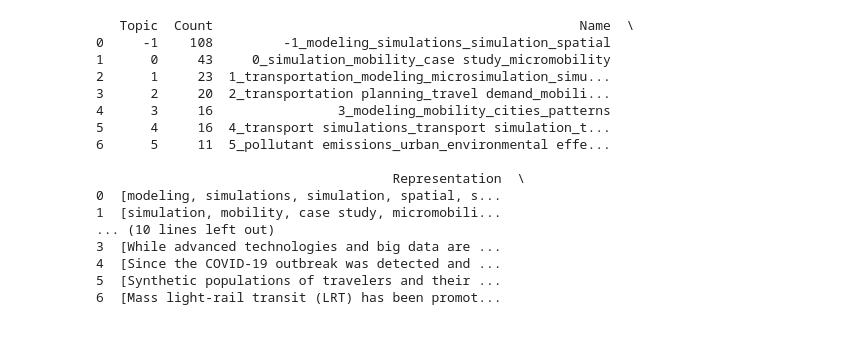
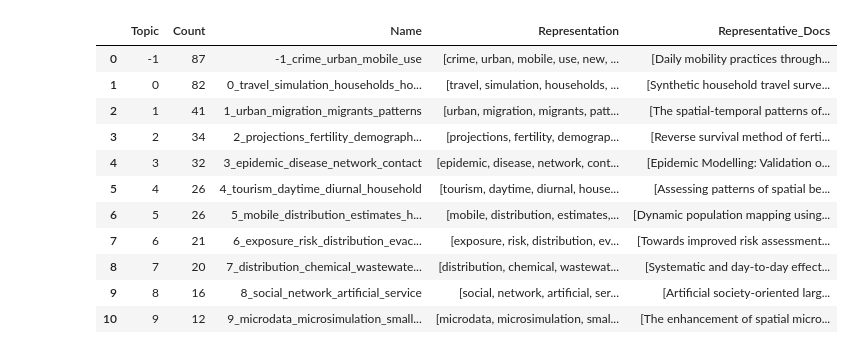
Before and after one commit to geogr-muni/Bertopic, a Jupyter notebook: prism_synpop.ipynb, the cells around one changed output. Drawn from its saved outputs; the diff is of its cells as text; code cells hidden in the pictures.

Commit message:
Applied new embbeding model for Bertopic

```diff
--- a/prism_synpop.ipynb
+++ b/prism_synpop.ipynb
@@ -3 +24,6 @@
+# %%
+df = df[df['duplicate'] == False]
+df = df[~((df['Abstract'].isna()) | (df['Abstract'] == '[No abstract available]'))]
+# %%
+df= df[(df['Rel DS'] == 1) | ((df['Rel LH'] == 1))]
 # %%
@@ -162,0 +101,37 @@ topics, probabilities = topic_model.fit_transform(docs)
+# %%
+# embeddinggs
+emb_np = embeddings.detach().cpu().numpy()
+# Dimensionality reduction model
+umap_model = UMAP(n_neighbors=10, n_components=5, min_dist=0.0, random_state=42, metric="cosine")
+
+#Clustering model
+hdbscan_model = HDBSCAN(
+    min_cluster_size = 10,
+    min_samples = 5,
+    prediction_data = True
+    )
+
+# Verctorization model
+## Stop words
+my_stop_words = ['rights','reserved','population','data','population','synthetic','elsevier','bv','model',
+                 'populations','study','models','results','using','floating','analysis','based','paper','china',
+                 'spatial','used','areas'
+                 ]
+
+all_stop_words = list(ENGLISH_STOP_WORDS) + my_stop_words
+
+vectorizer_model = CountVectorizer(stop_words = all_stop_words, ngram_range=(1,3))
+
+# Representation Model
+representation_model = KeyBERTInspired()
+# Bertopic pipeline
+topic_model = BERTopic(
+    verbose=True,                 # track each stage of model
+    umap_model = umap_model,         # dimension reduction
+    hdbscan_model= hdbscan_model,    # clustering
+    vectorizer_model = vectorizer_model, #vectorization
+    representation_model= None, # topic representation
+    calculate_probabilities=True
+    )
+# Train
+topics, probs = topic_model.fit_transform(documents=text_batch, embeddings = emb_np)
@@ -163,21 +145,16 @@ topics, probabilities = topic_model.fit_transform(docs)
 # %%
 topic_info = topic_model.get_topic_info()
-print(topic_info)
+topic_info
 # %% [output]
-   Topic  Count                                               Name  \
-0     -1    108         -1_modeling_simulations_simulation_spatial
-1      0     43     0_simulation_mobility_case study_micromobility
-2      1     23  1_transportation_modeling_microsimulation_simu...
-3      2     20  2_transportation planning_travel demand_mobili...
-4      3     16                3_modeling_mobility_cities_patterns
-5      4     16  4_transport simulations_transport simulation_t...
-6      5     11  5_pollutant emissions_urban_environmental effe...
-
-                                      Representation  \
-0  [modeling, simulations, simulation, spatial, s...
-1  [simulation, mobility, case study, micromobili...
-... (10 lines left out)
-3  [While advanced technologies and big data are ...
-4  [Since the COVID-19 outbreak was detected and ...
-5  [Synthetic populations of travelers and their ...
-6  [Mass light-rail transit (LRT) has been promot...
+|  | Topic | Count | Name | Representation | Representative_Docs |
+| 0 | -1 | 87 | -1_crime_urban_mobile_use | [crime, urban, mobile, use, new, ... | [Daily mobility practices through... |
+| 1 | 0 | 82 | 0_travel_simulation_households_ho... | [travel, simulation, households, ... | [Synthetic household travel surve... |
+| 2 | 1 | 41 | 1_urban_migration_migrants_patterns | [urban, migration, migrants, patt... | [The spatial-temporal patterns of... |
+| 3 | 2 | 34 | 2_projections_fertility_demograph... | [projections, fertility, demograp... | [Reverse survival method of ferti... |
+| 4 | 3 | 32 | 3_epidemic_disease_network_contact | [epidemic, disease, network, cont... | [Epidemic Modelling: Validation o... |
+| 5 | 4 | 26 | 4_tourism_daytime_diurnal_household | [tourism, daytime, diurnal, house... | [Assessing patterns of spatial be... |
+| 6 | 5 | 26 | 5_mobile_distribution_estimates_h... | [mobile, distribution, estimates,... | [Dynamic population mapping using... |
+| 7 | 6 | 21 | 6_exposure_risk_distribution_evac... | [exposure, risk, distribution, ev... | [Towards improved risk assessment... |
+| 8 | 7 | 20 | 7_distribution_chemical_wastewate... | [distribution, chemical, wastewat... | [Systematic and day-to-day effect... |
+| 9 | 8 | 16 | 8_social_network_artificial_service | [social, network, artificial, ser... | [Artificial society-oriented larg... |
+| 10 | 9 | 12 | 9_microdata_microsimulation_small... | [microdata, microsimulation, smal... | [The enhancement of spatial micro... |
```
Also changed, not shown: parts of 27 cells of this notebook, 6 other files.
